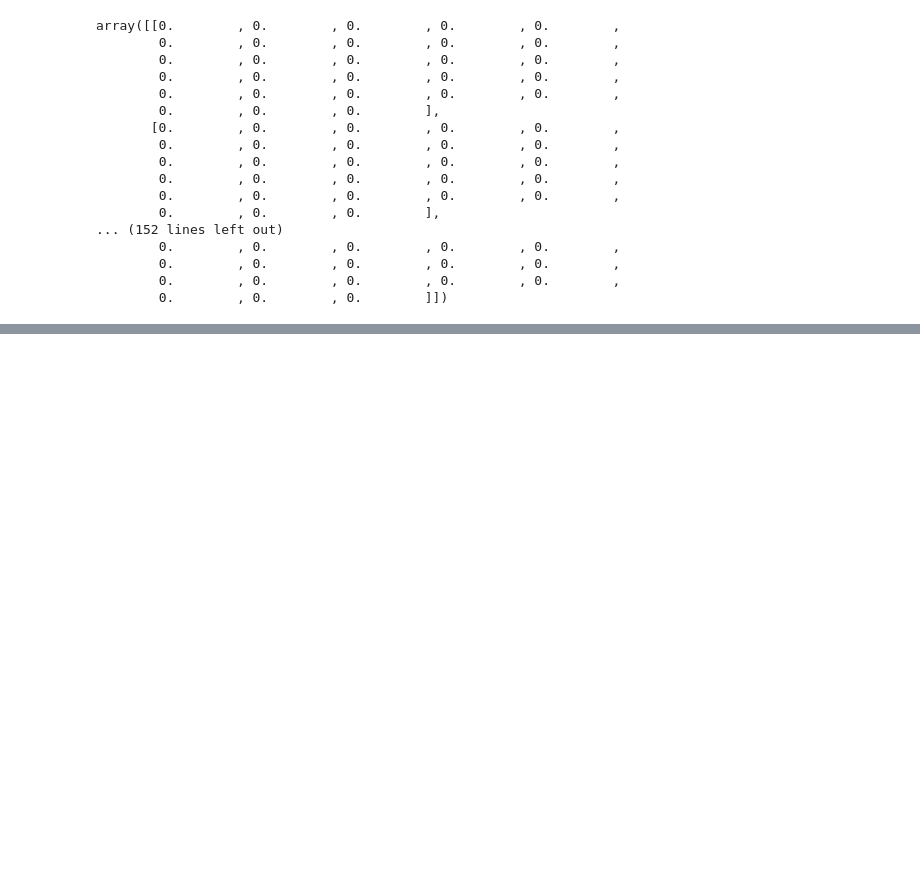
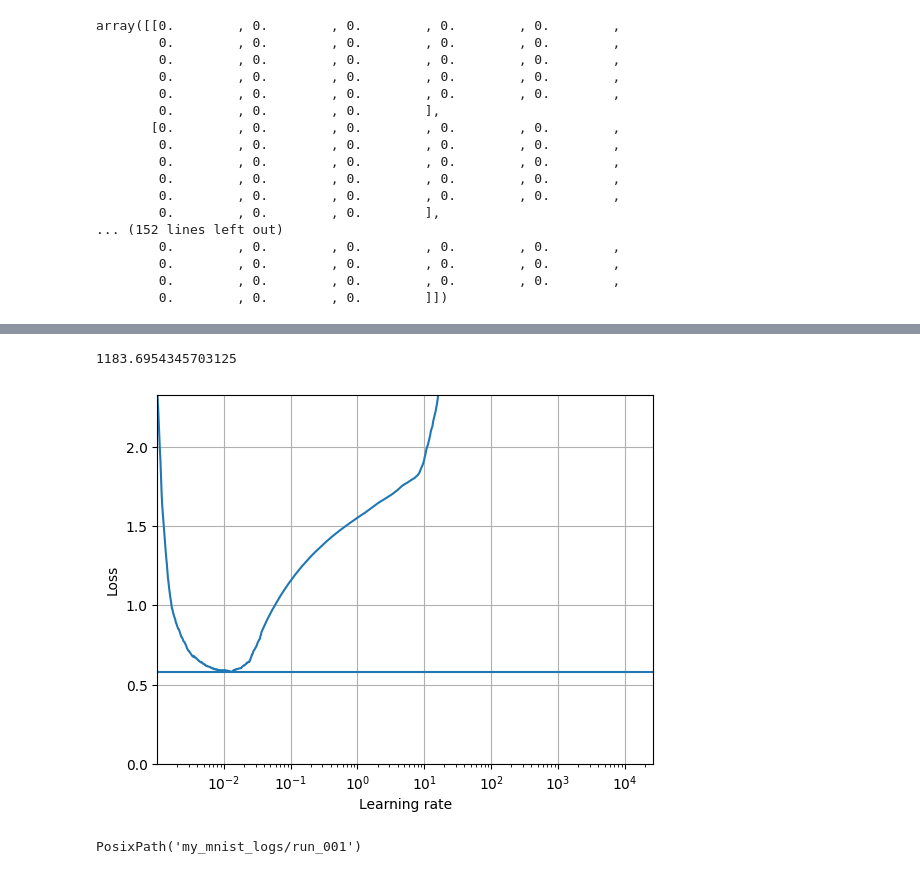
Before and after one commit to sasudo2/hands-on-ml, a Jupyter notebook: chapter10/exercise.ipynb, the cells around one changed output, grey strips where cells are left out. Cells and saved outputs as stored; diff of their text form; code cells hidden in the pictures; blank space fills up the shorter version.

```diff
--- a/chapter10/exercise.ipynb
+++ b/chapter10/exercise.ipynb
@@ -78,0 +74,23 @@ model.evaluate(X_test, y_test)
+# %%
+class Exponential_learning(tf.keras.callbacks.Callback):
+    def __init__(self, factor):
+        self.factor = factor
+        self.rates = []
+        self.losses = []
+
+    def on_batch_end(self, batch, logs = None):
+        lr = self.model.optimizer.learning_rate.numpy() * self.factor
+        self.model.optimizer.learning_rate = lr
+        self.rates.append(lr)
+        self.losses.append(logs["loss"])
+# %%
+model = tf.keras.models.Sequential([
+    tf.keras.layers.Flatten(input_shape = [28, 28]),
+    tf.keras.layers.Dense(300, activation = "relu"),
+    tf.keras.layers.Dense(300, activation = "relu"),
+    tf.keras.layers.Dense(300, activation = "relu"),
+    tf.keras.layers.Dense(10, activation = "softmax")
+])
+exp_lr = Exponential_learning(1.01)
+model.compile(loss = 'sparse_categorical_crossentropy', optimizer=tf.keras.optimizers.Adam(learning_rate=1e-3), metrics = ["accuracy"])
+history = model.fit(X_train, y_train, epochs = 1, validation_data = (X_val, y_val), callbacks = [exp_lr])
@@ -78,0 +99,16 @@ model.evaluate(X_test, y_test)
+# %%
+max(exp_lr.losses)
+# %% [output]
+1183.6954345703125
+# %%
+import matplotlib.pyplot as plt
+plt.plot(exp_lr.rates, exp_lr.losses)
+plt.hlines(min(exp_lr.losses), min(exp_lr.rates), max(exp_lr.rates))
+plt.axis([min(exp_lr.rates), max(exp_lr.rates), 0, exp_lr.losses[0]])
+plt.grid()
+plt.xlabel("Learning rate")
+plt.ylabel("Loss")
+plt.xscale('log')  # Use logarithmic scale for x-axis
+plt.show()
+# %% [output]
+[figure, added]
@@ -78,0 +124,7 @@ model.evaluate(X_test, y_test)
+# %%
+from pathlib import Path
+run_index = 1 # increment this at every run
+run_logdir = Path() / "my_mnist_logs" / "run_{:03d}".format(run_index)
+run_logdir
+# %% [output]
+PosixPath('my_mnist_logs/run_001')
```
Also changed, not shown: parts of 9 cells of this notebook, 14 other files.
